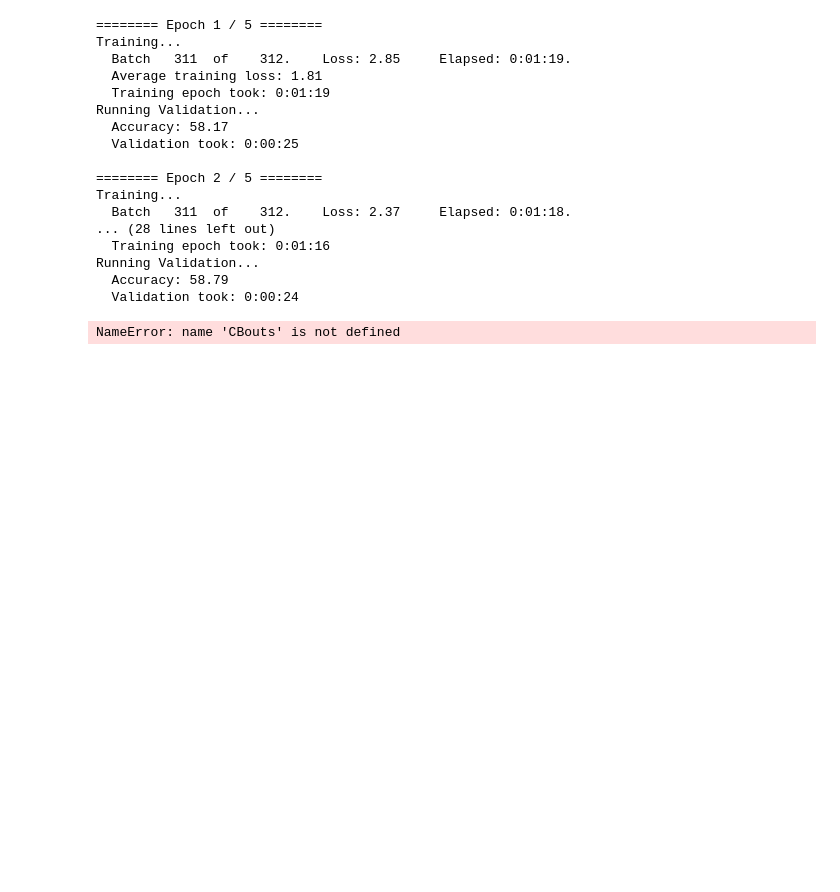
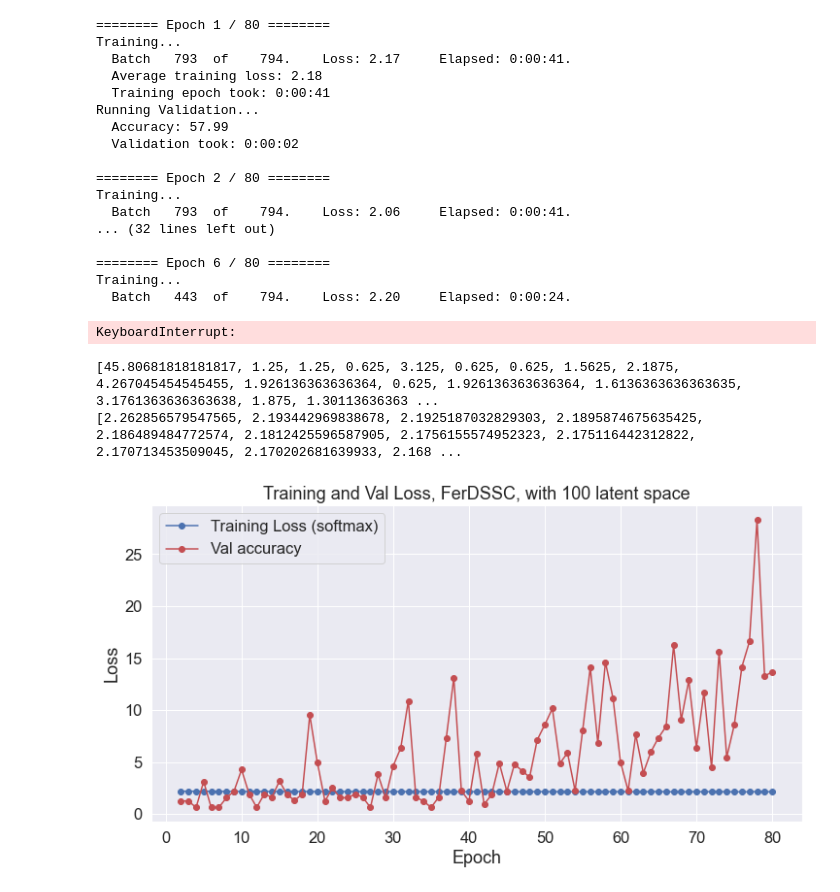
Before and after one commit to minerals-confetti/ExploreSA-Challenge, a Jupyter notebook: dev.ipynb, the cells around one changed output. Drawn from its saved outputs; the diff is of its cells as text; code cells hidden in the pictures; blank space fills up the shorter version.

Commit message:
training model

```diff
--- a/dev.ipynb
+++ b/dev.ipynb
@@ -50,13 +11,24 @@ outputdf.to_csv("miningSites/balanced_labels.csv", index=False)
 # %%
 datadir = "data/stacked_images"
-labeldir = "siteData/allData/"
+labeldir = "siteData/mixedData/"
+normdir = "siteData/allData/"
+cachedir = "data/cached_images"
 checker = LocationChecker(datadir, size=(9, 9), rigorous=False)
-trainLandsat8Data = FDSSCDataset(datadir, labeldir+"train.csv", lochecker=checker, transform=[RandomRotation()])
-valLandsat8Data = FDSSCDataset(datadir, labeldir+"val.csv", lochecker=checker)
-testLandsat8Data = FDSSCDataset(datadir, labeldir+"test.csv", lochecker=checker)
-trainLoader = DataLoader(trainLandsat8Data, batch_size=8, shuffle=True, num_workers=4)
-valLoader = DataLoader(valLandsat8Data, batch_size=16, num_workers=1)
-testLoader = DataLoader(testLandsat8Data, batch_size=16, num_workers=1)
+trainLandsat8Data = FDSSCDataset(datadir, cachedir, labeldir+"train.csv", lochecker=checker, transform=[RandomRotation()])
+tempData = FDSSCDataset(datadir, cachedir, normdir+"train.csv", lochecker=checker)
+valLandsat8Data = FDSSCDataset(datadir, cachedir, labeldir+"val.csv", lochecker=checker)
+testLandsat8Data = FDSSCDataset(datadir, cachedir, labeldir+"test.csv", lochecker=checker)
+# normalizing training data
+lbound = -1
+ubound = 1
+min_val, max_val = tempData.getMinMax()
+trainLandsat8Data.normalize(lbound, ubound, min_val, max_val)
+valLandsat8Data.normalize(lbound, ubound, min_val, max_val)
+testLandsat8Data.normalize(lbound, ubound, min_val, max_val)
+
+trainLoader = DataLoader(trainLandsat8Data, batch_size=16, shuffle=True, num_workers=4)
+valLoader = DataLoader(valLandsat8Data, batch_size=64, num_workers=1)
+testLoader = DataLoader(testLandsat8Data, batch_size=64, num_workers=1)
 #id2idx = utils.get_id2idx(pd.read_csv(csv), "MAJOR_COMMODITY_CODE")
 id2idx = pickle.load(open("data/id2idxMasked.p", "rb"))
 idx2id = {value: key for key, value in id2idx.items()}
@@ -65,9 +45,9 @@ idx2id = {value: key for key, value in id2idx.items()}
 device = torch.device("cuda:0" if torch.cuda.is_available() else "cpu")
 
 # initializing model and loss and optim
-model = models.FerDSSC_model((1, 9, 9, 11), len(list(id2idx.keys())))
+model = models.FerDSSC_model((1, 9, 9, 11), len(list(id2idx.keys())), growth_r=8, hidden_states=30)
 loss_fn = torch.nn.CrossEntropyLoss()
-optimizer = torch.optim.RMSprop(model.parameters(), lr=0.0003)
+optimizer = torch.optim.RMSprop(model.parameters(), lr=0.00003)
 
 # applying weight initialization
 model.apply(utils.init_weights)
@@ -97,53 +75,57 @@ print(trainLandsat8Data[0])
 # %%
-epochs = 5
+epochs = 80
 frequency = 5
 # setting up callbacks
-checkpointFolder = "TrainingCheckpoints/3rdRun/"
+checkpointFolder = "TrainingCheckpoints/30h_8g_no_dropout/"
 cbs = [utils.validate_callback(model, valLoader, loss_fn, device),
         utils.saving_checkpoints_callback(checkpointFolder, model, optimizer, frequency, epochs)]
 
 trainingLosses, CBouts = utils.train(model, trainLoader, epochs=epochs, loss_fn=loss_fn,
                             optimizer=optimizer, callbacks=cbs)
 # %% [output]
-======== Epoch 1 / 5 ========
+======== Epoch 1 / 80 ========
 Training...
-  Batch   311  of    312.    Loss: 2.85     Elapsed: 0:01:19.
-  Average training loss: 1.81
-  Training epoch took: 0:01:19
+  Batch   793  of    794.    Loss: 2.17     Elapsed: 0:00:41.
+  Average training loss: 2.18
+  Training epoch took: 0:00:41
 Running Validation...
-  Accuracy: 58.17
-  Validation took: 0:00:25
+  Accuracy: 57.99
+  Validation took: 0:00:02
 
-======== Epoch 2 / 5 ========
+======== Epoch 2 / 80 ========
 Training...
-  Batch   311  of    312.    Loss: 2.37     Elapsed: 0:01:18.
-... (28 lines left out)
-  Training epoch took: 0:01:16
-Running Validation...
-  Accuracy: 58.79
-  Validation took: 0:00:24
+  Batch   793  of    794.    Loss: 2.06     Elapsed: 0:00:41.
+... (32 lines left out)
+
+======== Epoch 6 / 80 ========
+Training...
+  Batch   443  of    794.    Loss: 2.20     Elapsed: 0:00:24.
+KeyboardInterrupt:
 # %%
-valLosses = [each.item() for each in list(zip(*CBouts))[0]]
+valLosses = [each*100 for each in list(zip(*CBouts))[0]]
 print(valLosses)
 print(trainingLosses)
 # %% [output]
-NameError: name 'CBouts' is not defined
+[45.80681818181817, 1.25, 1.25, 0.625, 3.125, 0.625, 0.625, 1.5625, 2.1875, 4.267045454545455, 1.926136363636364, 0.625, 1.926136363636364, 1.6136363636363635, 3.1761363636363638, 1.875, 1.30113636363 ...
+[2.262856579547565, 2.193442969838678, 2.1925187032829303, 2.1895874675635425, 2.186489484772574, 2.1812425596587905, 2.1756155574952323, 2.175116442312822, 2.170713453509045, 2.170202681639933, 2.168 ...
 # %%
 import matplotlib.pyplot as plt
 %matplotlib inline
 import seaborn as sns
 def plot_loss_vals(loss_vals, lv2, title="Training loss", start_idx=1):
     sns.set(style='darkgrid')
     sns.set(font_scale=1.5)
     plt.rcParams["figure.figsize"] = (12,6)
     plt.plot([i + start_idx for i in range(len(loss_vals[start_idx - 1:]))], loss_vals[start_idx - 1:], 'b-o', label="Training Loss (softmax)")
-    plt.plot([i + start_idx for i in range(len(lv2[start_idx - 1:]))], lv2[start_idx - 1:], 'r-o', label="Val Loss (softmax)")
+    plt.plot([i + start_idx for i in range(len(lv2[start_idx - 1:]))], lv2[start_idx - 1:], 'r-o', label="Val accuracy")
     plt.title(title)
     plt.xlabel("Epoch")
     plt.ylabel("Loss")
     plt.legend()
     plt.show()
 plot_loss_vals(trainingLosses, valLosses, title="Training and Val Loss, FerDSSC, with 100 latent space", start_idx=2)
+# %% [output]
+[figure, added]
 # %%
 # evaluate test accuracy
 
```
Also changed, not shown: parts of 8 cells of this notebook, 7 other files.
